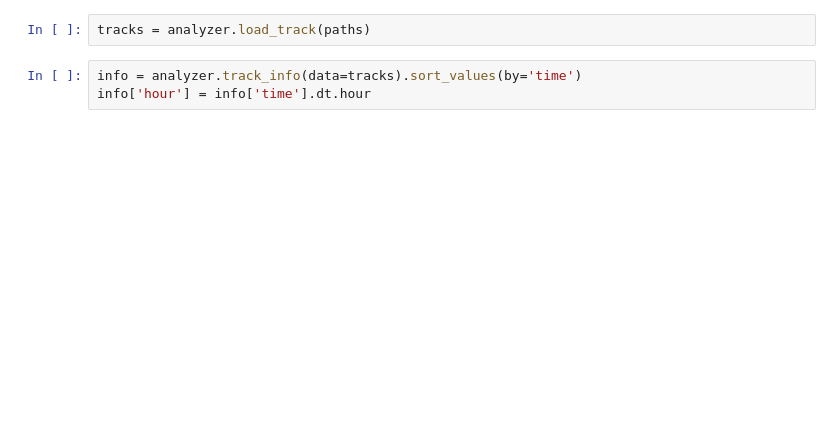
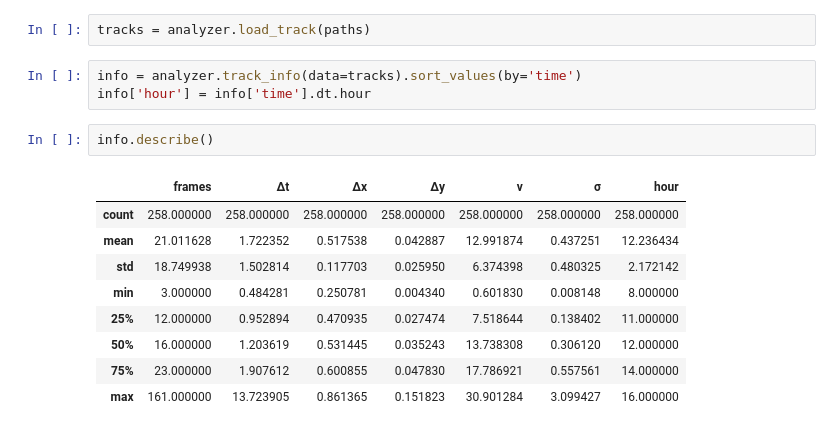
Before and after one commit to iamlemec/speedcam, a Jupyter notebook: notebooks/speed_stats.ipynb, the cells around one changed output. Drawn from its saved outputs; the diff is of its cells as text; blank space fills up the shorter version.

```diff
--- a/notebooks/speed_stats.ipynb
+++ b/notebooks/speed_stats.ipynb
@@ -17,6 +17,18 @@ tracks = analyzer.load_track(paths)
 # %%
 info = analyzer.track_info(data=tracks).sort_values(by='time')
 info['hour'] = info['time'].dt.hour
+# %%
+info.describe()
+# %% [output]
+|  | frames | Δt | Δx | Δy | v | σ | hour |
+| count | 258.000000 | 258.000000 | 258.000000 | 258.000000 | 258.000000 | 258.000000 | 258.000000 |
+| mean | 21.011628 | 1.722352 | 0.517538 | 0.042887 | 12.991874 | 0.437251 | 12.236434 |
+| std | 18.749938 | 1.502814 | 0.117703 | 0.025950 | 6.374398 | 0.480325 | 2.172142 |
+| min | 3.000000 | 0.484281 | 0.250781 | 0.004340 | 0.601830 | 0.008148 | 8.000000 |
+| 25% | 12.000000 | 0.952894 | 0.470935 | 0.027474 | 7.518644 | 0.138402 | 11.000000 |
+| 50% | 16.000000 | 1.203619 | 0.531445 | 0.035243 | 13.738308 | 0.306120 | 12.000000 |
+| 75% | 23.000000 | 1.907612 | 0.600855 | 0.047830 | 17.786921 | 0.557561 | 14.000000 |
+| max | 161.000000 | 13.723905 | 0.861365 | 0.151823 | 30.901284 | 3.099427 | 16.000000 |
 # %%
 sns.violinplot(x='hour', y='v', data=info);
 # %% [output]
```
Also changed, not shown: parts of 3 cells of this notebook.
